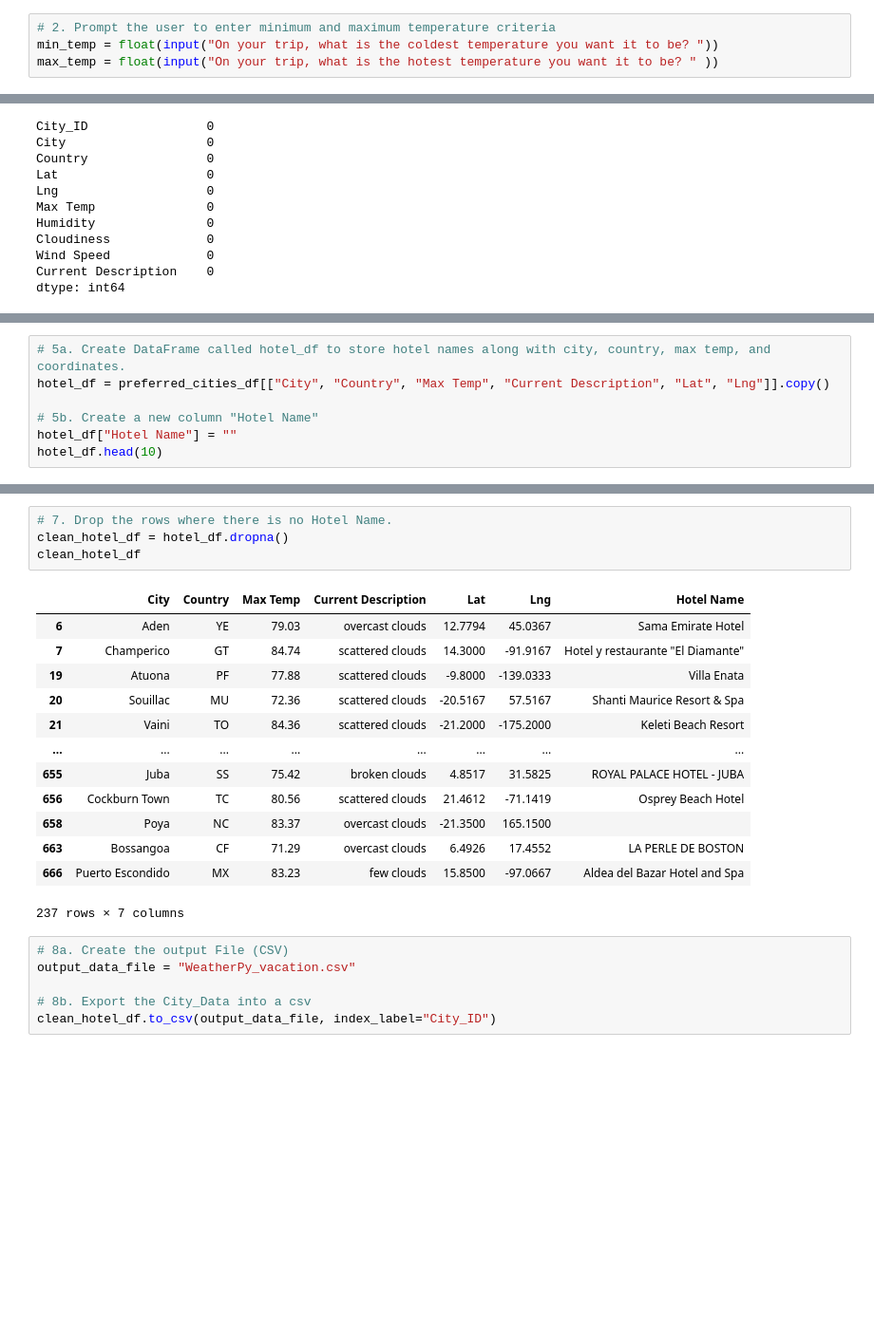
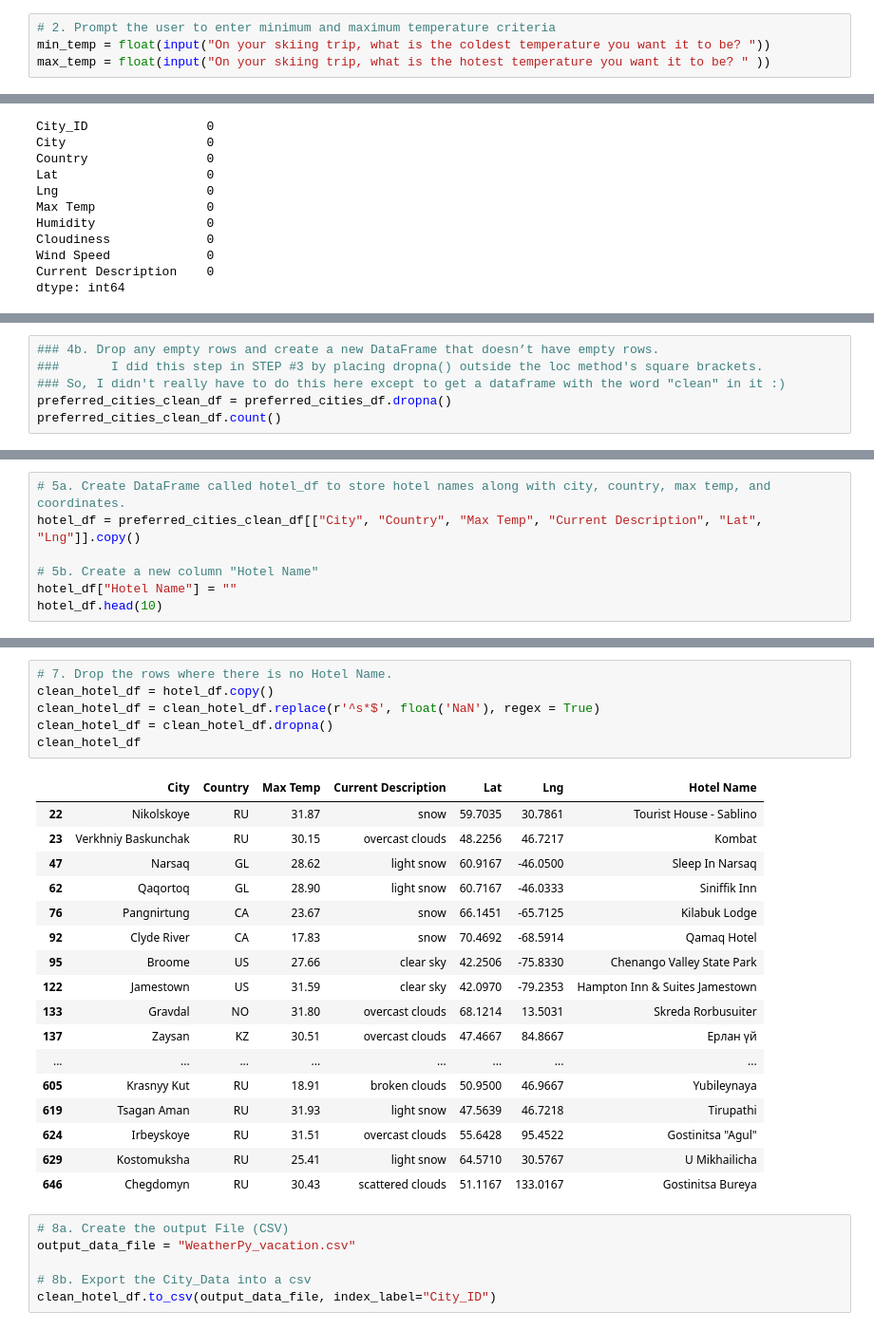
Before and after one commit to kjkubik/World_Weather_Analysis, a Jupyter notebook: Vacation_Search/Vacation_Search.ipynb, the cells around one changed output, grey strips where cells are left out. Shown at 95% size. Drawn from its saved outputs; the diff is of its cells as text; blank space fills up the shorter version.

```diff
--- a/Vacation_Search/Vacation_Search.ipynb
+++ b/Vacation_Search/Vacation_Search.ipynb
@@ -25,5 +25,5 @@ city_data_df.head()
 # %%
 # 2. Prompt the user to enter minimum and maximum temperature criteria
-min_temp = float(input("On your trip, what is the coldest temperature you want it to be? "))
-max_temp = float(input("On your trip, what is the hotest temperature you want it to be? " ))
+min_temp = float(input("On your skiing trip, what is the coldest temperature you want it to be? "))
+max_temp = float(input("On your skiing trip, what is the hotest temperature you want it to be? " ))
 # %% [output]
@@ -94,0 +94,6 @@ dtype: int64
+# %%
+### 4b. Drop any empty rows and create a new DataFrame that doesn’t have empty rows.
+###       I did this step in STEP #3 by placing dropna() outside the loc method's square brackets.
+### So, I didn't really have to do this here except to get a dataframe with the word "clean" in it :)
+preferred_cities_clean_df = preferred_cities_df.dropna()
+preferred_cities_clean_df.count()
@@ -95,6 +112,6 @@ dtype: int64
 # %%
 # 5a. Create DataFrame called hotel_df to store hotel names along with city, country, max temp, and coordinates.
-hotel_df = preferred_cities_df[["City", "Country", "Max Temp", "Current Description", "Lat", "Lng"]].copy()
+hotel_df = preferred_cities_clean_df[["City", "Country", "Max Temp", "Current Description", "Lat", "Lng"]].copy()
 
 # 5b. Create a new column "Hotel Name"
 hotel_df["Hotel Name"] = ""
@@ -172,21 +190,27 @@ hotel_df
 # %%
 # 7. Drop the rows where there is no Hotel Name.
-clean_hotel_df = hotel_df.dropna()
+clean_hotel_df = hotel_df.copy()
+clean_hotel_df = clean_hotel_df.replace(r'^s*$', float('NaN'), regex = True)
+clean_hotel_df = clean_hotel_df.dropna()
 clean_hotel_df
 # %% [output]
 |  | City | Country | Max Temp | Current Description | Lat | Lng | Hotel Name |
-| 6 | Aden | YE | 79.03 | overcast clouds | 12.7794 | 45.0367 | Sama Emirate Hotel |
-| 7 | Champerico | GT | 84.74 | scattered clouds | 14.3000 | -91.9167 | Hotel y restaurante "El Diamante" |
-| 19 | Atuona | PF | 77.88 | scattered clouds | -9.8000 | -139.0333 | Villa Enata |
-| 20 | Souillac | MU | 72.36 | scattered clouds | -20.5167 | 57.5167 | Shanti Maurice Resort & Spa |
-| 21 | Vaini | TO | 84.36 | scattered clouds | -21.2000 | -175.2000 | Keleti Beach Resort |
+| 22 | Nikolskoye | RU | 31.87 | snow | 59.7035 | 30.7861 | Tourist House - Sablino |
+| 23 | Verkhniy Baskunchak | RU | 30.15 | overcast clouds | 48.2256 | 46.7217 | Kombat |
+| 47 | Narsaq | GL | 28.62 | light snow | 60.9167 | -46.0500 | Sleep In Narsaq |
+| 62 | Qaqortoq | GL | 28.90 | light snow | 60.7167 | -46.0333 | Siniffik Inn |
+| 76 | Pangnirtung | CA | 23.67 | snow | 66.1451 | -65.7125 | Kilabuk Lodge |
+| 92 | Clyde River | CA | 17.83 | snow | 70.4692 | -68.5914 | Qamaq Hotel |
+| 95 | Broome | US | 27.66 | clear sky | 42.2506 | -75.8330 | Chenango Valley State Park |
+| 122 | Jamestown | US | 31.59 | clear sky | 42.0970 | -79.2353 | Hampton Inn & Suites Jamestown |
+| 133 | Gravdal | NO | 31.80 | overcast clouds | 68.1214 | 13.5031 | Skreda Rorbusuiter |
+| 137 | Zaysan | KZ | 30.51 | overcast clouds | 47.4667 | 84.8667 | Ерлан үй |
 | ... | ... | ... | ... | ... | ... | ... | ... |
-| 655 | Juba | SS | 75.42 | broken clouds | 4.8517 | 31.5825 | ROYAL PALACE HOTEL - JUBA |
-| 656 | Cockburn Town | TC | 80.56 | scattered clouds | 21.4612 | -71.1419 | Osprey Beach Hotel |
-| 658 | Poya | NC | 83.37 | overcast clouds | -21.3500 | 165.1500 |  |
-| 663 | Bossangoa | CF | 71.29 | overcast clouds | 6.4926 | 17.4552 | LA PERLE DE BOSTON |
-| 666 | Puerto Escondido | MX | 83.23 | few clouds | 15.8500 | -97.0667 | Aldea del Bazar Hotel and Spa |
+| 605 | Krasnyy Kut | RU | 18.91 | broken clouds | 50.9500 | 46.9667 | Yubileynaya |
+| 619 | Tsagan Aman | RU | 31.93 | light snow | 47.5639 | 46.7218 | Tirupathi |
+| 624 | Irbeyskoye | RU | 31.51 | overcast clouds | 55.6428 | 95.4522 | Gostinitsa "Agul" |
+| 629 | Kostomuksha | RU | 25.41 | light snow | 64.5710 | 30.5767 | U Mikhailicha |
+| 646 | Chegdomyn | RU | 30.43 | scattered clouds | 51.1167 | 133.0167 | Gostinitsa Bureya |
-237 rows × 7 columns
 # %%
 # 8a. Create the output File (CSV)
 output_data_file = "WeatherPy_vacation.csv"
```
Also changed, not shown: parts of 11 cells of this notebook, 6 other files.
